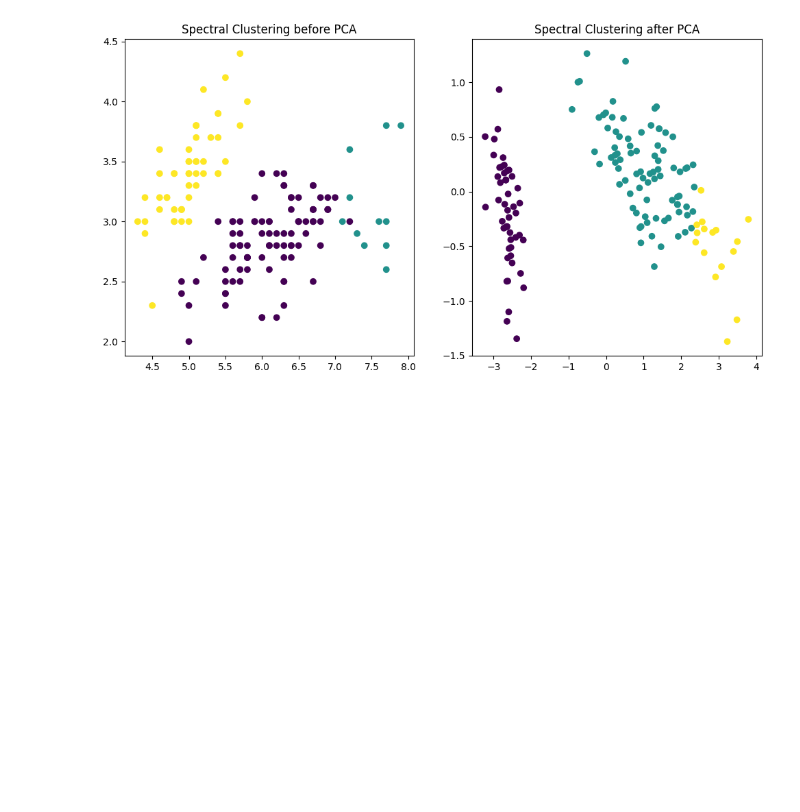
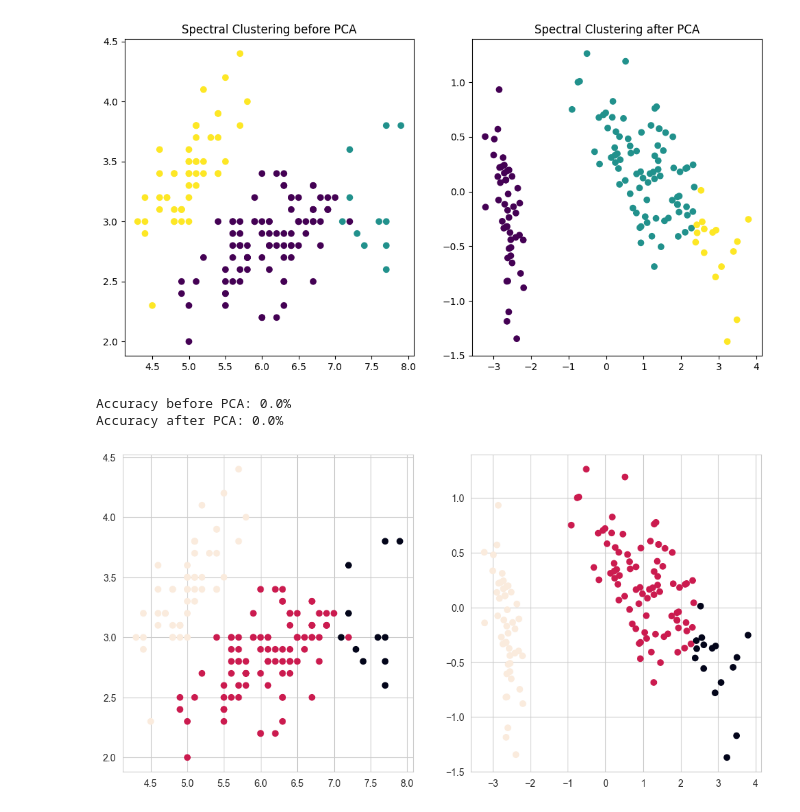
Before and after one commit to arsalanrex/Masters_IITj, a Jupyter notebook: Machine Learning/ass2.ipynb, the cells around one changed output. Drawn from its saved outputs; the diff is of its cells as text; code cells hidden in the pictures; blank space fills up the shorter version.

```diff
--- a/Machine Learning/ass2.ipynb
+++ b/Machine Learning/ass2.ipynb
@@ -116,6 +116,55 @@ plt.show()
 Accuracy of Spectral Clustering before PCA: 0.0%
 Accuracy of Spectral Clustering after PCA: 0.0%
 [figure]
+# %%
+import numpy as np
+import matplotlib.pyplot as plt
+
+with open("iris_data.txt") as f:
+    lines = f.readlines()
+    data = [list(map(float, line.strip().split(',')[:-1])) for line in lines]
+    labels = [line.strip().split(',')[-1] for line in lines]
+
+def spectral(X, k):
+    W = np.exp(-np.sum((np.array(X)[:,None] - np.array(X)[None])**2, axis=-1) / 2)
+    D = np.diag(W.sum(axis=1))
+    L = D - W
+    e, v = np.linalg.eig(L)
+    U = v[:, np.argsort(e)[:k]]
+    U = U / np.sqrt((U ** 2).sum(axis=1, keepdims=True))
+    c = U[np.random.choice(len(U), k, replace=False)]
+    for _ in range(10):
+        l = ((U[:,None] - c[None])**2).sum(axis=-1).argmin(axis=-1)
+        for i in range(k):
+            c[i] = U[l == i].mean(0)
+    return l
+
+def acc(pred, gt):
+    return np.sum(pred == gt) / len(gt)
+
+def pca(X, k):
+    X_c = X - np.mean(X, 0)
+    C = np.cov(X_c.T)
+    e, v = np.linalg.eig(C)
+    comp = v[:, np.argsort(e)[::-1][:k]]
+    return np.dot(X_c, comp)
+
+X_pca = pca(data, 2)
+lb_b_pca = spectral(data, 3)
+print(f"Accuracy before PCA: {acc(lb_b_pca, labels) * 100}%")
+lb_a_pca = spectral(X_pca, 3)
+print(f"Accuracy after PCA: {acc(lb_a_pca, labels) * 100}%")
+
+plt.figure(figsize=(12, 6))
+plt.subplot(121)
+plt.scatter(np.array(data)[:, 0], np.array(data)[:, 1], c=lb_b_pca)
+plt.subplot(122)
+plt.scatter(X_pca[:, 0], X_pca[:, 1], c=lb_a_pca)
+plt.show()
+# %% [output]
+Accuracy before PCA: 0.0%
+Accuracy after PCA: 0.0%
+[figure, added]
 # %%
 import numpy as np
 import matplotlib.pyplot as plt
```
Also changed, not shown: parts of 2 cells of this notebook.
